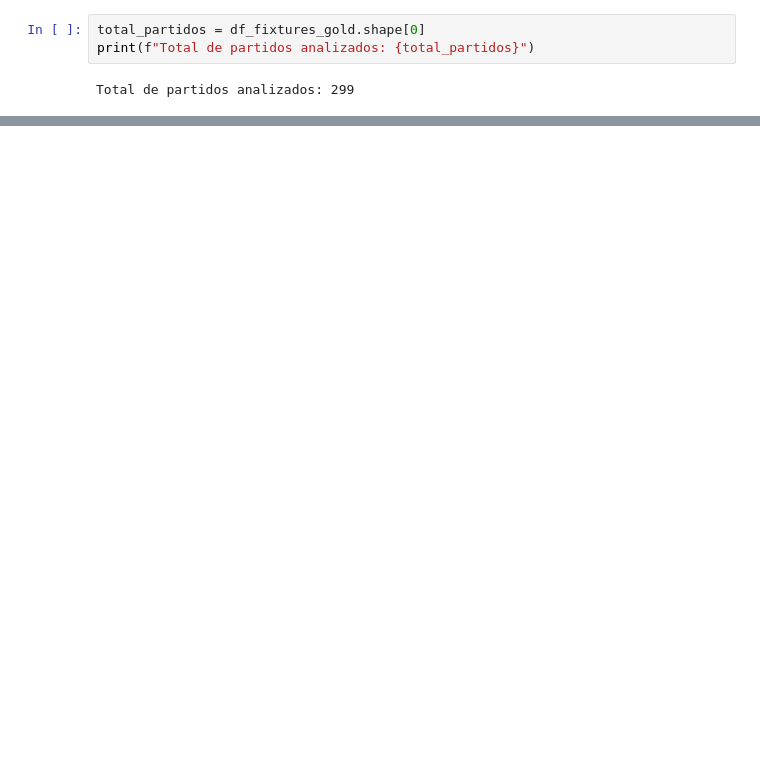
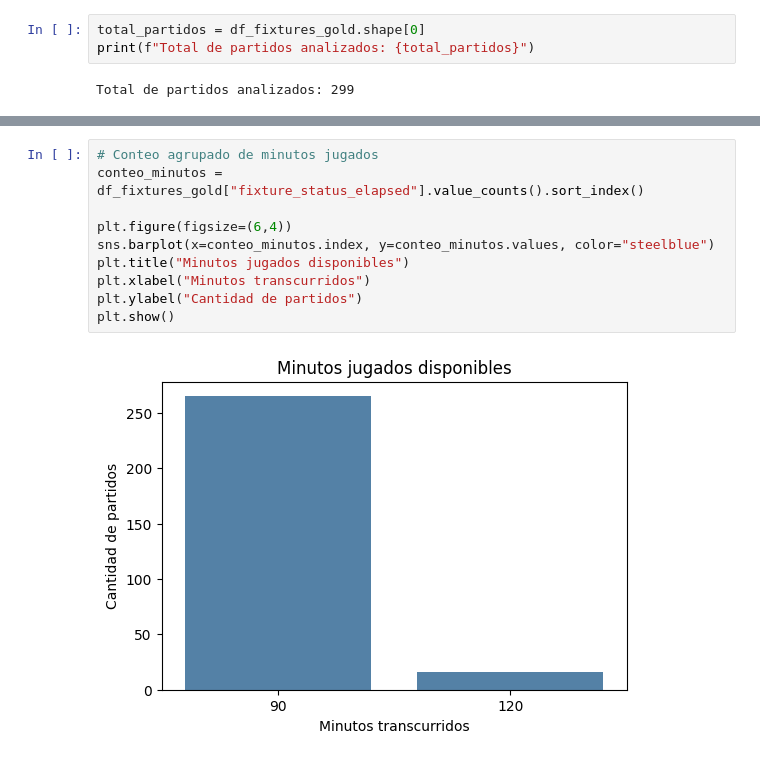
Before and after one commit to fernandezelias/ETL_api_football, a Jupyter notebook: ETL_API_Football.ipynb.ipynb, the cells around one changed output, grey strips where cells are left out. Cells and saved outputs as stored; diff of their text form; blank space fills up the shorter version.

```diff
--- a/ETL_API_Football.ipynb.ipynb
+++ b/ETL_API_Football.ipynb.ipynb
@@ -805,0 +875,12 @@ Se selecciona un subconjunto de fixtures aplicando filtros de fechas específica
+# %%
+# Conteo agrupado de minutos jugados
+conteo_minutos = df_fixtures_gold["fixture_status_elapsed"].value_counts().sort_index()
+
+plt.figure(figsize=(6,4))
+sns.barplot(x=conteo_minutos.index, y=conteo_minutos.values, color="steelblue")
+plt.title("Minutos jugados disponibles")
+plt.xlabel("Minutos transcurridos")
+plt.ylabel("Cantidad de partidos")
+plt.show()
+# %% [output]
+[figure, added]
```
Also changed, not shown: parts of 26 cells of this notebook, 2 other files.
